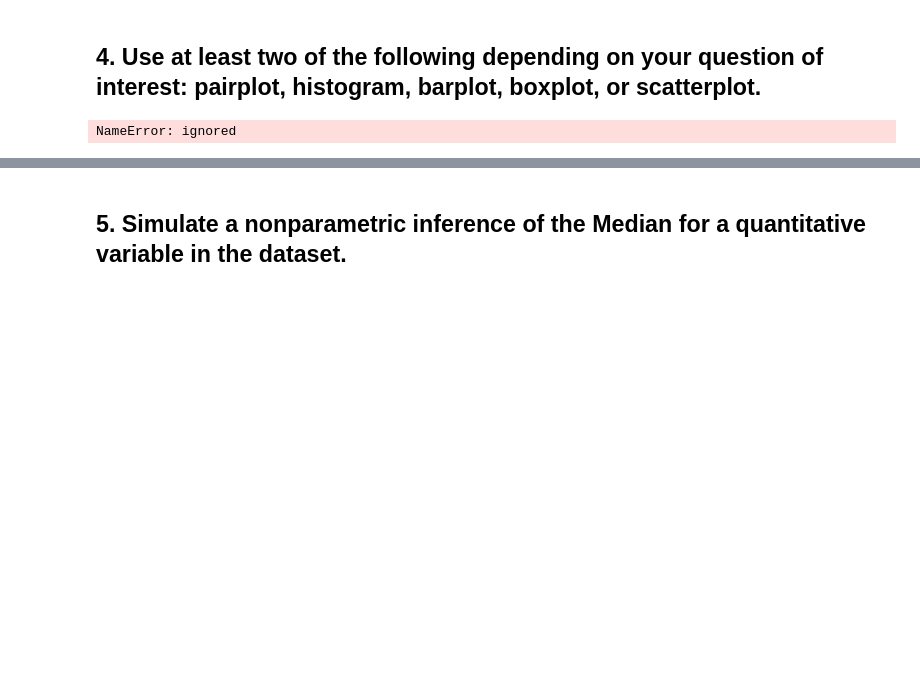
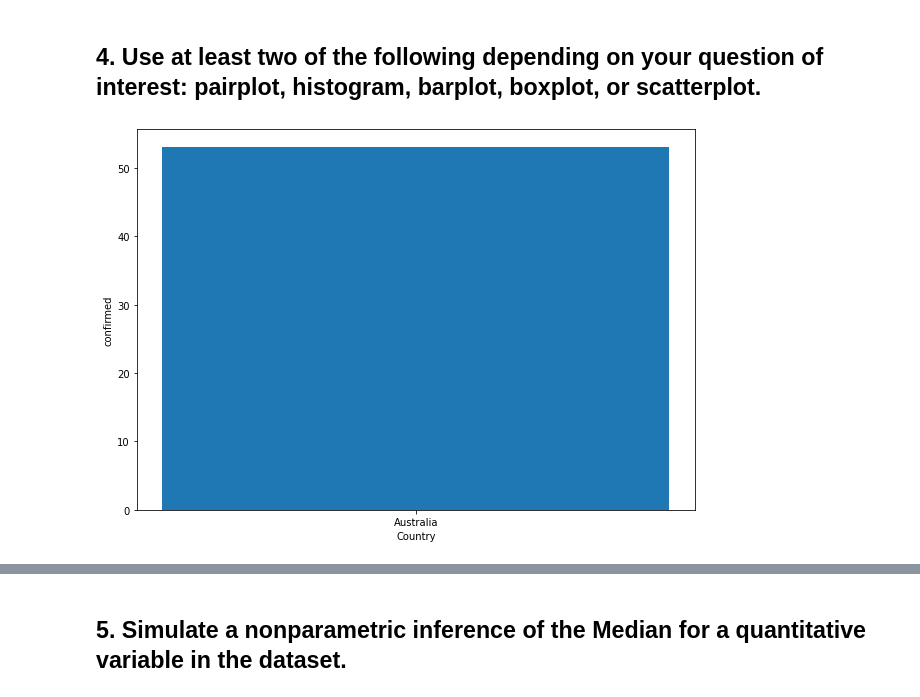
Before and after one commit to dmkim0001/Group2_Project1, a Jupyter notebook: project1_group2.ipynb, the cells around one changed output, grey strips where cells are left out. Saved outputs shown, nothing was run; the diff lists cells and outputs as text; code cells hidden in the pictures; blank space fills up the shorter version.

```diff
--- a/project1_group2.ipynb
+++ b/project1_group2.ipynb
@@ -224,14 +225,19 @@ df.Country.value_counts().plot(kind='bar')
 [figure]
 # %% [markdown]
 ## 4. Use at least two of the following depending on your question of interest: pairplot, histogram, barplot, boxplot, or scatterplot.
-# %%
-# Plot the data using bar()
-plt.bar(X, Y, color='g')
-plt.xlabel("Countries")
-plt.ylabel("confirmed Cases")
-
-#show plot
-plt.show()
-# %% [output]
-NameError: ignored
+# %%
+# Plot the data using bar()
+data = pd.DataFrame(df)
+country = data['Country'].head(12)
+deaths = data['Deaths'].head(12)
+# Figure Size
+fig = plt.figure(figsize =(10, 7))
+# Horizontal Bar Plot
+plt.bar(country[0:10], deaths[0:10])
+plt.xlabel('Country')
+plt.ylabel('confirmed')
+# Show Plot
+plt.show()
+# %% [output]
+[figure, added]
 # %%
```
Also changed, not shown: parts of 30 cells of this notebook.
